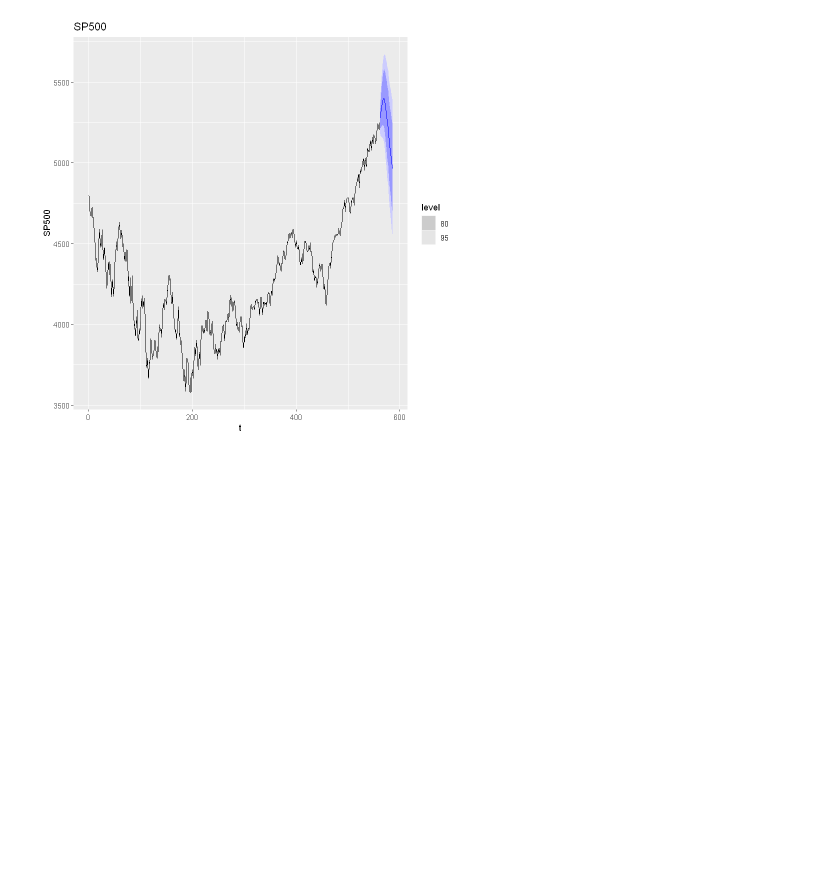
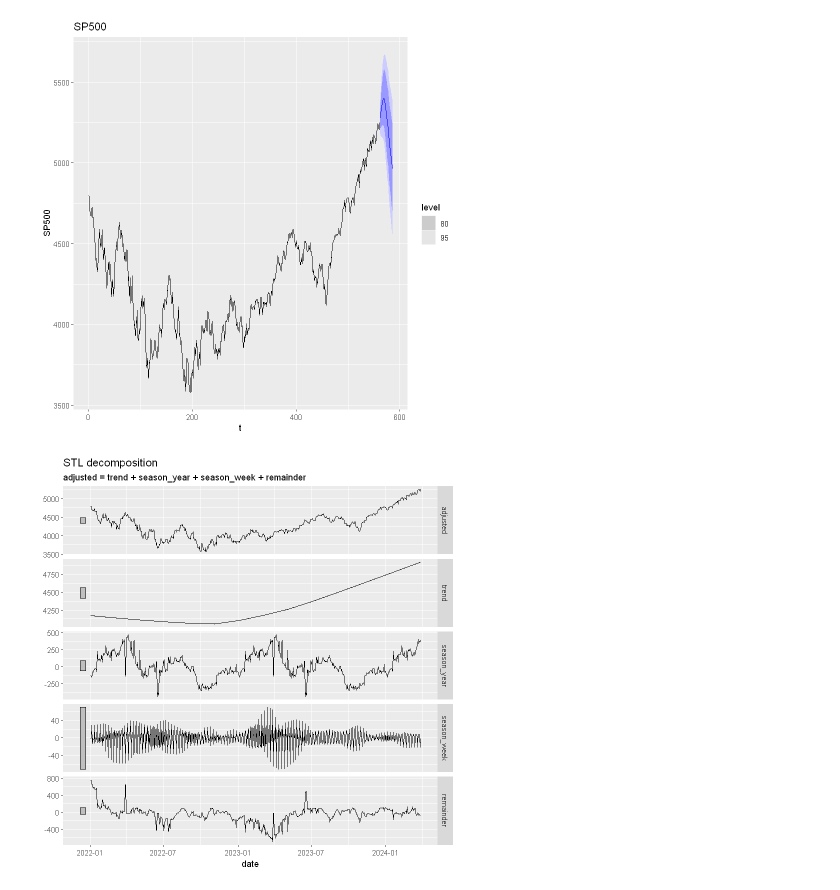
Before and after one commit to Diegocanales1/Series-de-Tiempo, a Jupyter notebook: clase 10 abril.ipynb, the cells around one changed output. Cells and saved outputs as stored; diff of their text form; code cells hidden in the pictures; blank space fills up the shorter version.

```diff
--- a/clase 10 abril.ipynb
+++ b/clase 10 abril.ipynb
@@ -261,3 +254,16 @@ fc |>
        title = "SP500")
 # %% [output]
 [figure]
+# %%
+data_fill_na = fill_gaps(data) %>% fill(adjusted, .direction = "down")
+# %%
+comp_stl <- data_fill_na %>%
+  model(
+    STL(adjusted, robust = TRUE)
+  ) %>%
+  components()
+
+comp_stl %>%
+  autoplot()
+# %% [output]
+[figure, added]
```
Also changed, not shown: parts of 16 cells of this notebook.
